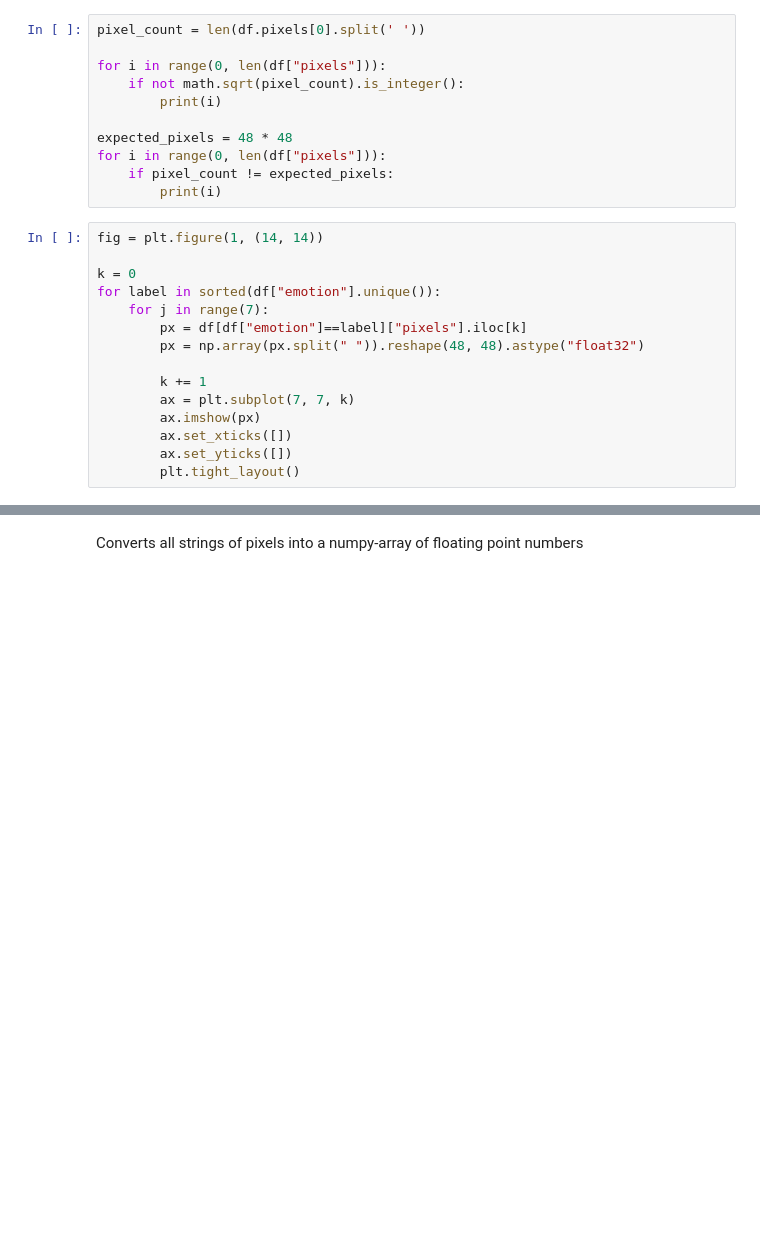
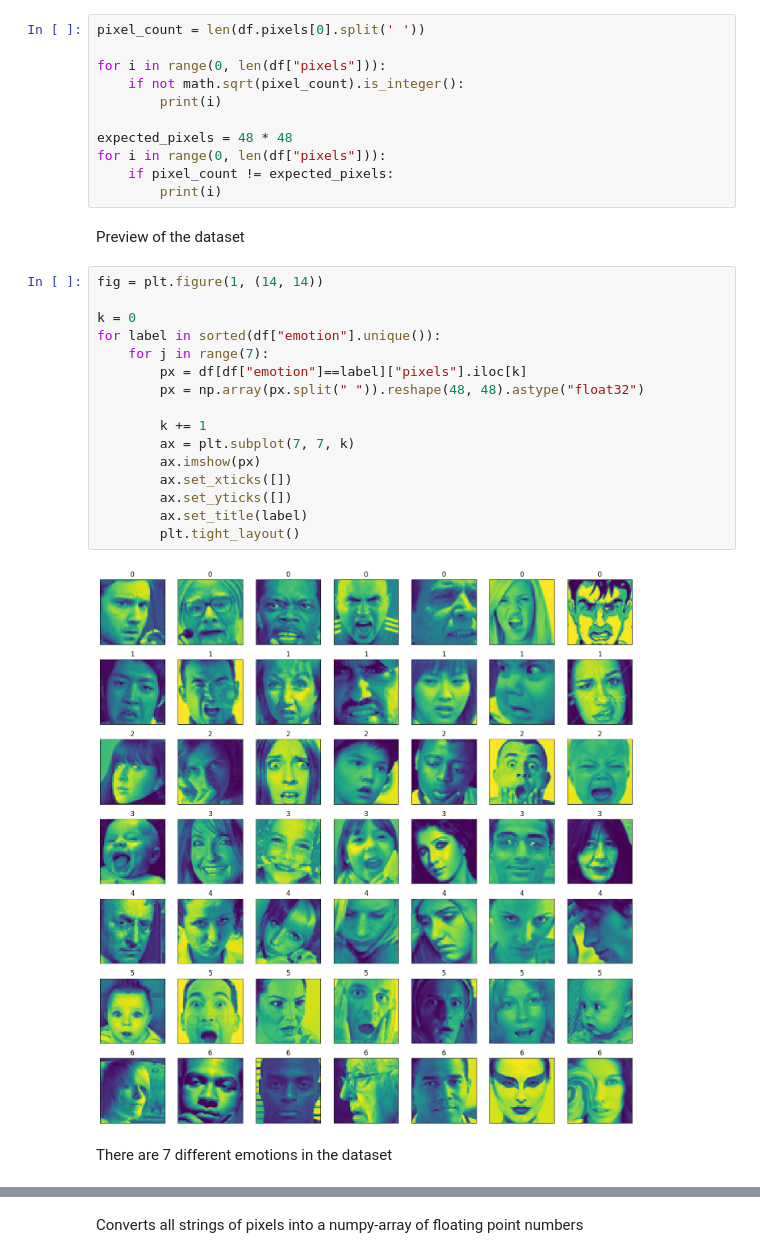
Before and after one commit to DanielGaudlandJacobsen/Dat305-Task-3, a Jupyter notebook: main.ipynb, the cells around one changed output, grey strips where cells are left out. Cells and saved outputs as stored; diff of their text form; blank space fills up the shorter version.

```diff
--- a/main.ipynb
+++ b/main.ipynb
@@ -31,18 +41,25 @@ expected_pixels = 48 * 48
 for i in range(0, len(df["pixels"])):
     if pixel_count != expected_pixels:
         print(i)
+# %% [markdown]
+Preview of the dataset
 # %%
 fig = plt.figure(1, (14, 14))
 
 k = 0
 for label in sorted(df["emotion"].unique()):
     for j in range(7):
         px = df[df["emotion"]==label]["pixels"].iloc[k]
         px = np.array(px.split(" ")).reshape(48, 48).astype("float32")
 
         k += 1
         ax = plt.subplot(7, 7, k)
         ax.imshow(px)
         ax.set_xticks([])
         ax.set_yticks([])
+        ax.set_title(label)
         plt.tight_layout()
+# %% [output]
+[figure, added]
+# %% [markdown]
+There are 7 different emotions in the dataset
```
Also changed, not shown: parts of 22 cells of this notebook.
